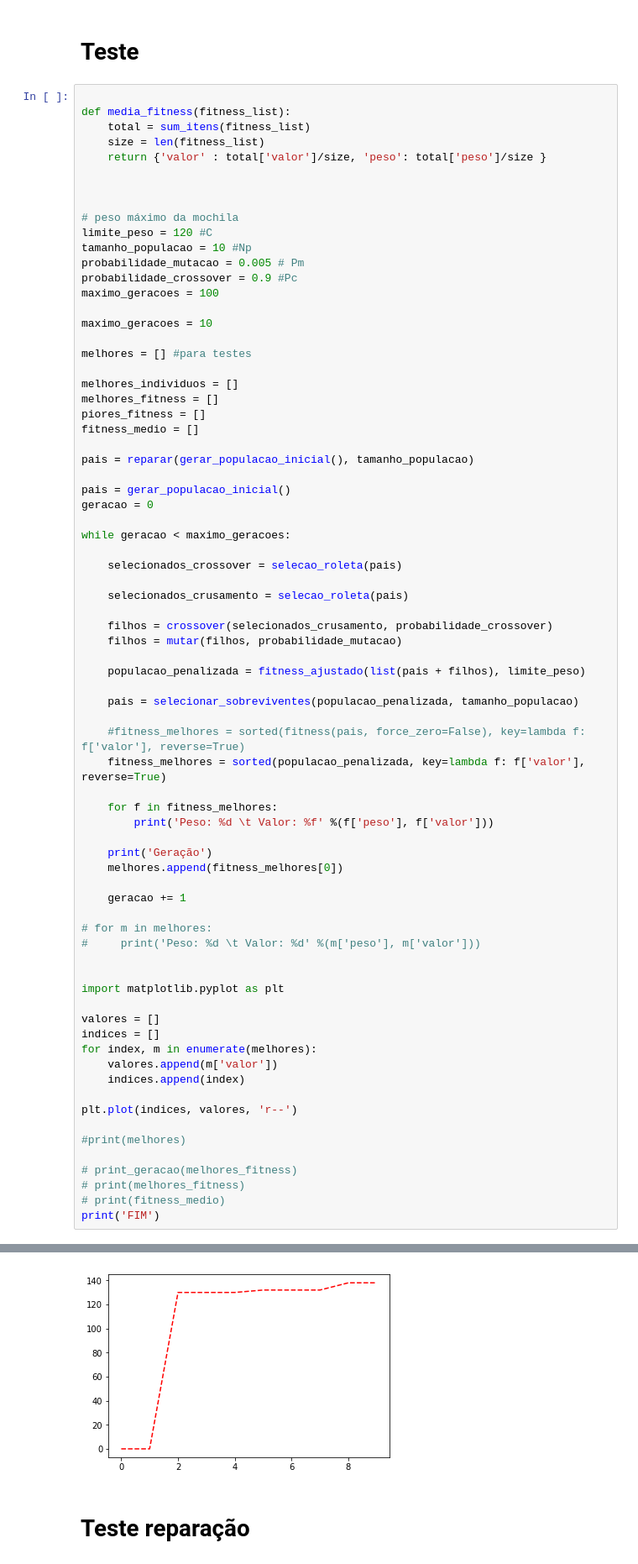
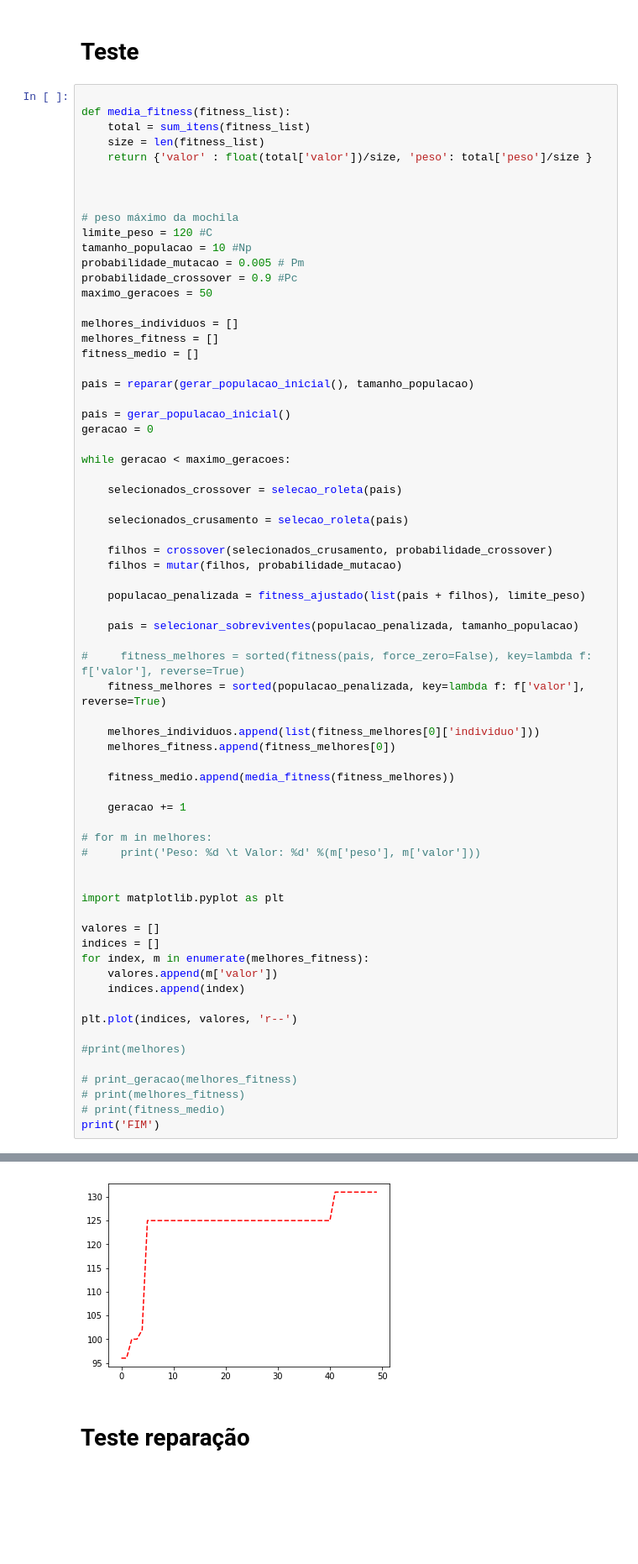
Before and after one commit to Minoro/data-science-theory, a Jupyter notebook: IA/Algoritmo Genetico.ipynb, the cells around one changed output, grey strips where cells are left out. Shown: that part at 84% size. Saved outputs shown, nothing was run; the diff lists cells and outputs as text; blank space fills up the shorter version.

Commit message:
Teste com o AG

```diff
--- a/IA/Algoritmo Genetico.ipynb
+++ b/IA/Algoritmo Genetico.ipynb
@@ -379,7 +379,7 @@ def selecionar_sobreviventes(fitness_populacao, tamanho_populacao):
 def media_fitness(fitness_list):
     total = sum_itens(fitness_list)
     size = len(fitness_list)
-    return {'valor' : total['valor']/size, 'peso': total['peso']/size }
+    return {'valor' : float(total['valor'])/size, 'peso': total['peso']/size }
 
 
 
@@ -388,15 +388,10 @@ limite_peso = 120 #C
 tamanho_populacao = 10 #Np
 probabilidade_mutacao = 0.005 # Pm
 probabilidade_crossover = 0.9 #Pc
-maximo_geracoes = 100
-
-maximo_geracoes = 10
-
-melhores = [] #para testes
+maximo_geracoes = 50
 
 melhores_individuos = []
 melhores_fitness = []
-piores_fitness = []
 fitness_medio = []
 
 pais = reparar(gerar_populacao_inicial(), tamanho_populacao)
@@ -417,14 +412,13 @@ while geracao < maximo_geracoes:
 
     pais = selecionar_sobreviventes(populacao_penalizada, tamanho_populacao)
 
-    #fitness_melhores = sorted(fitness(pais, force_zero=False), key=lambda f: f['valor'], reverse=True)
+#     fitness_melhores = sorted(fitness(pais, force_zero=False), key=lambda f: f['valor'], reverse=True)
     fitness_melhores = sorted(populacao_penalizada, key=lambda f: f['valor'], reverse=True)
 
-    for f in fitness_melhores:
-        print('Peso: %d \t Valor: %f' %(f['peso'], f['valor']))
+    melhores_individuos.append(list(fitness_melhores[0]['individuo']))
+    melhores_fitness.append(fitness_melhores[0])
 
-    print('Geração')
-    melhores.append(fitness_melhores[0])
+    fitness_medio.append(media_fitness(fitness_melhores))
 
     geracao += 1
 
@@ -436,7 +430,7 @@ import matplotlib.pyplot as plt
 
 valores = []
 indices = []
-for index, m in enumerate(melhores):
+for index, m in enumerate(melhores_fitness):
     valores.append(m['valor'])
     indices.append(index)
 
@@ -468,5 +446,5 @@ Geração
 FIM
-[figure, old version]
+[figure, new version]
 # %% [markdown]
 # Teste reparação
 # %%
```
Also changed, not shown: parts of 4 cells of this notebook.
